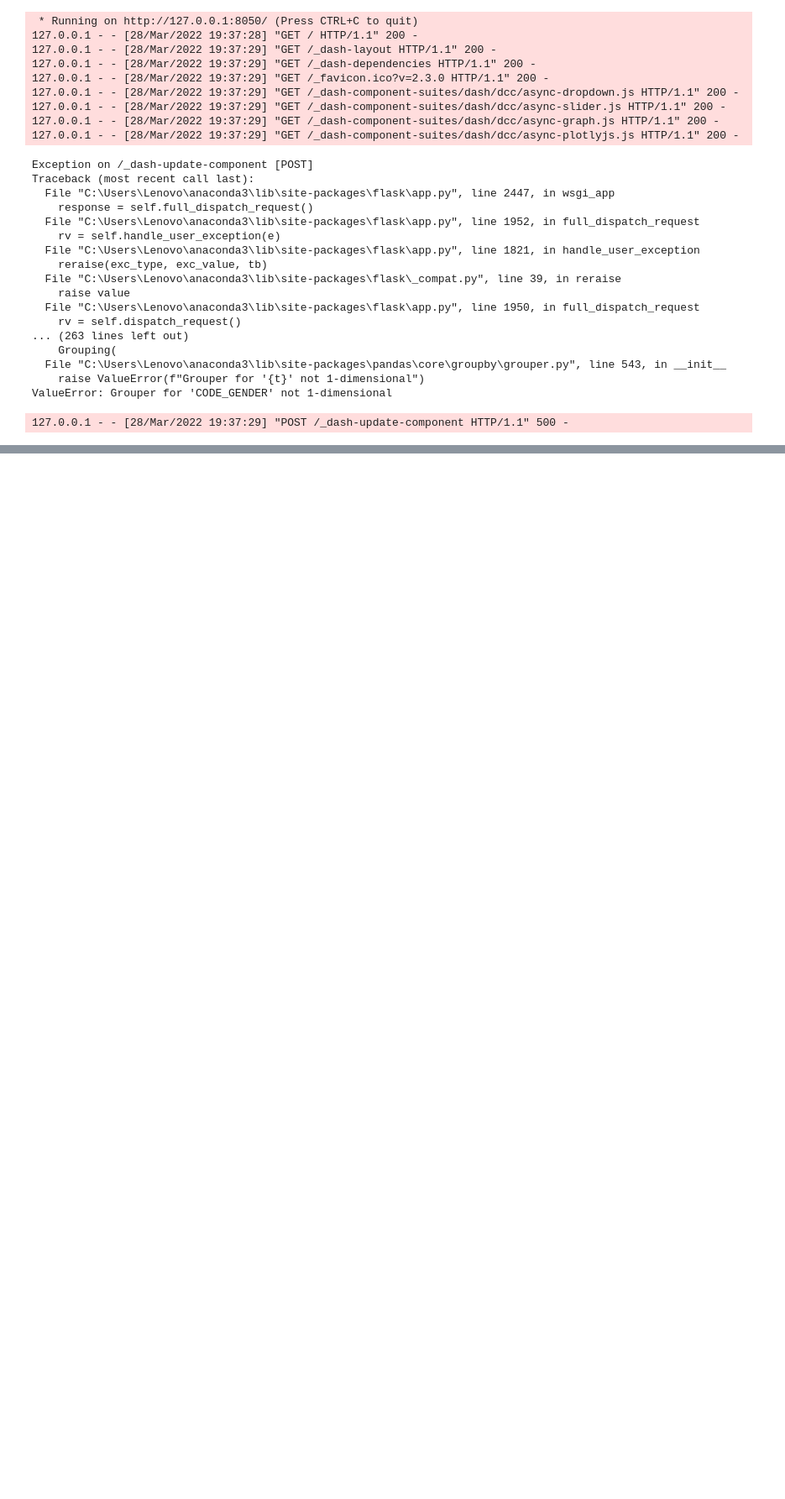
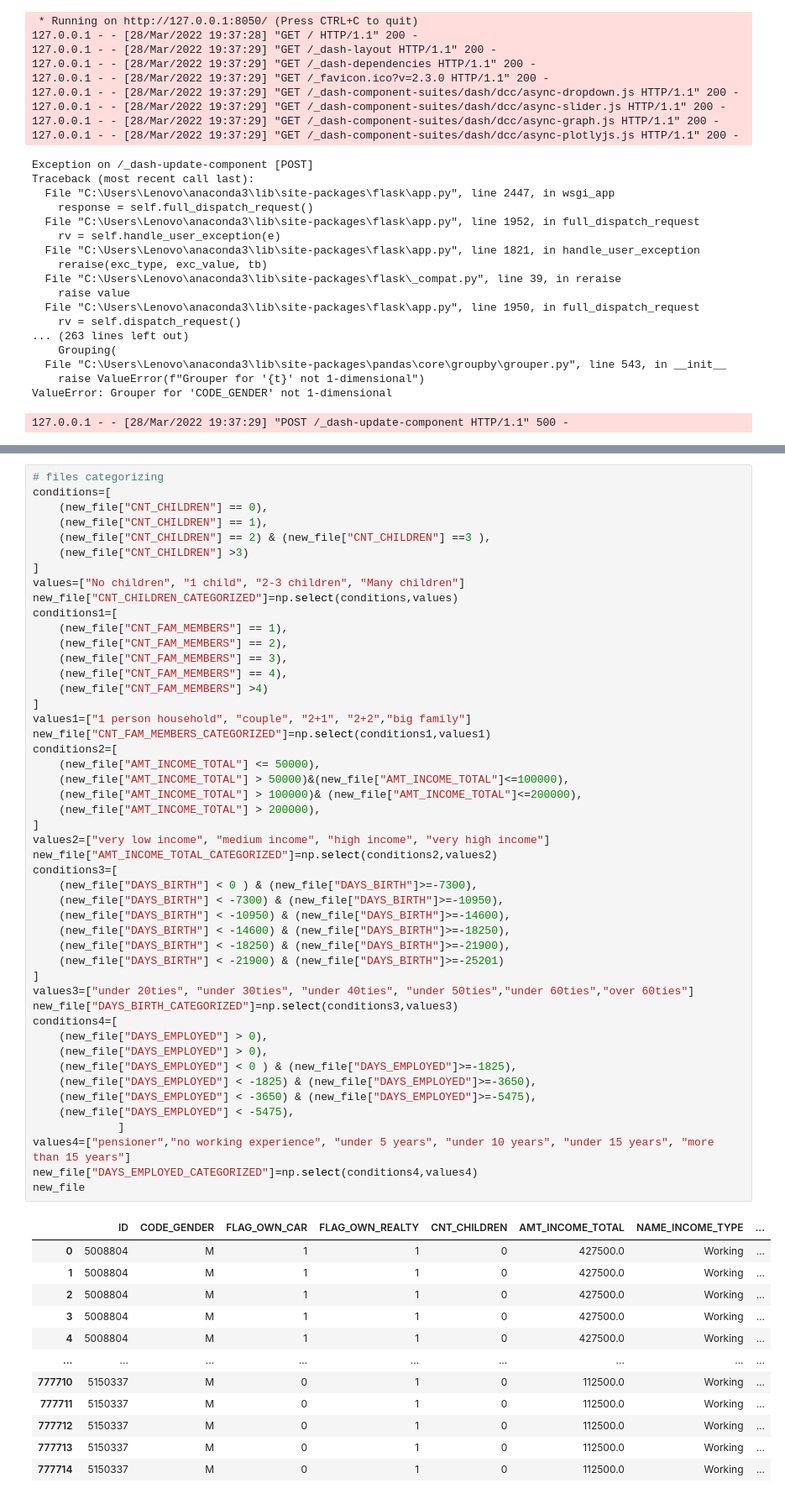
Before and after one commit to infoshareacademy/jdszr6-slytherin_group, a Jupyter notebook: PYTHON_project/Master/Credit_Approval.ipynb, the cells around one changed output, grey strips where cells are left out. Shown at 84% size. Cells and saved outputs as stored; diff of their text form; blank space fills up the shorter version.

```diff
--- a/PYTHON_project/Master/Credit_Approval.ipynb
+++ b/PYTHON_project/Master/Credit_Approval.ipynb
@@ -493,0 +519,61 @@ ValueError: Grouper for 'CODE_GENDER' not 1-dimensional
+# %%
+# files categorizing
+conditions=[
+    (new_file["CNT_CHILDREN"] == 0),
+    (new_file["CNT_CHILDREN"] == 1),
+    (new_file["CNT_CHILDREN"] == 2) & (new_file["CNT_CHILDREN"] ==3 ),
+    (new_file["CNT_CHILDREN"] >3)
+]
+values=["No children", "1 child", "2-3 children", "Many children"]
+new_file["CNT_CHILDREN_CATEGORIZED"]=np.select(conditions,values)
+conditions1=[
+    (new_file["CNT_FAM_MEMBERS"] == 1),
+    (new_file["CNT_FAM_MEMBERS"] == 2),
+    (new_file["CNT_FAM_MEMBERS"] == 3),
+    (new_file["CNT_FAM_MEMBERS"] == 4),
+    (new_file["CNT_FAM_MEMBERS"] >4)
+]
+values1=["1 person household", "couple", "2+1", "2+2","big family"]
+new_file["CNT_FAM_MEMBERS_CATEGORIZED"]=np.select(conditions1,values1)
+conditions2=[
+    (new_file["AMT_INCOME_TOTAL"] <= 50000),
+    (new_file["AMT_INCOME_TOTAL"] > 50000)&(new_file["AMT_INCOME_TOTAL"]<=100000),
+    (new_file["AMT_INCOME_TOTAL"] > 100000)& (new_file["AMT_INCOME_TOTAL"]<=200000),
+    (new_file["AMT_INCOME_TOTAL"] > 200000),
+]
+values2=["very low income", "medium income", "high income", "very high income"]
+new_file["AMT_INCOME_TOTAL_CATEGORIZED"]=np.select(conditions2,values2)
+conditions3=[
+    (new_file["DAYS_BIRTH"] < 0 ) & (new_file["DAYS_BIRTH"]>=-7300),
+    (new_file["DAYS_BIRTH"] < -7300) & (new_file["DAYS_BIRTH"]>=-10950),
+    (new_file["DAYS_BIRTH"] < -10950) & (new_file["DAYS_BIRTH"]>=-14600),
+    (new_file["DAYS_BIRTH"] < -14600) & (new_file["DAYS_BIRTH"]>=-18250),
+    (new_file["DAYS_BIRTH"] < -18250) & (new_file["DAYS_BIRTH"]>=-21900),
+    (new_file["DAYS_BIRTH"] < -21900) & (new_file["DAYS_BIRTH"]>=-25201)
+]
+values3=["under 20ties", "under 30ties", "under 40ties", "under 50ties","under 60ties","over 60ties"]
+new_file["DAYS_BIRTH_CATEGORIZED"]=np.select(conditions3,values3)
+conditions4=[
+    (new_file["DAYS_EMPLOYED"] > 0),
+    (new_file["DAYS_EMPLOYED"] > 0),
+    (new_file["DAYS_EMPLOYED"] < 0 ) & (new_file["DAYS_EMPLOYED"]>=-1825),
+    (new_file["DAYS_EMPLOYED"] < -1825) & (new_file["DAYS_EMPLOYED"]>=-3650),
+    (new_file["DAYS_EMPLOYED"] < -3650) & (new_file["DAYS_EMPLOYED"]>=-5475),
+    (new_file["DAYS_EMPLOYED"] < -5475),
+             ]
+values4=["pensioner","no working experience", "under 5 years", "under 10 years", "under 15 years", "more than 15 years"]
+new_file["DAYS_EMPLOYED_CATEGORIZED"]=np.select(conditions4,values4)
+new_file
+# %% [output]
+|  | ID | CODE_GENDER | FLAG_OWN_CAR | FLAG_OWN_REALTY | CNT_CHILDREN | AMT_INCOME_TOTAL | NAME_INCOME_TYPE | ... |
+| 0 | 5008804 | M | 1 | 1 | 0 | 427500.0 | Working | ... |
+| 1 | 5008804 | M | 1 | 1 | 0 | 427500.0 | Working | ... |
+| 2 | 5008804 | M | 1 | 1 | 0 | 427500.0 | Working | ... |
+| 3 | 5008804 | M | 1 | 1 | 0 | 427500.0 | Working | ... |
+| 4 | 5008804 | M | 1 | 1 | 0 | 427500.0 | Working | ... |
+| ... | ... | ... | ... | ... | ... | ... | ... | ... |
+| 777710 | 5150337 | M | 0 | 1 | 0 | 112500.0 | Working | ... |
+| 777711 | 5150337 | M | 0 | 1 | 0 | 112500.0 | Working | ... |
+| 777712 | 5150337 | M | 0 | 1 | 0 | 112500.0 | Working | ... |
+| 777713 | 5150337 | M | 0 | 1 | 0 | 112500.0 | Working | ... |
+| 777714 | 5150337 | M | 0 | 1 | 0 | 112500.0 | Working | ... |
```
Also changed, not shown: parts of 12 cells of this notebook.
